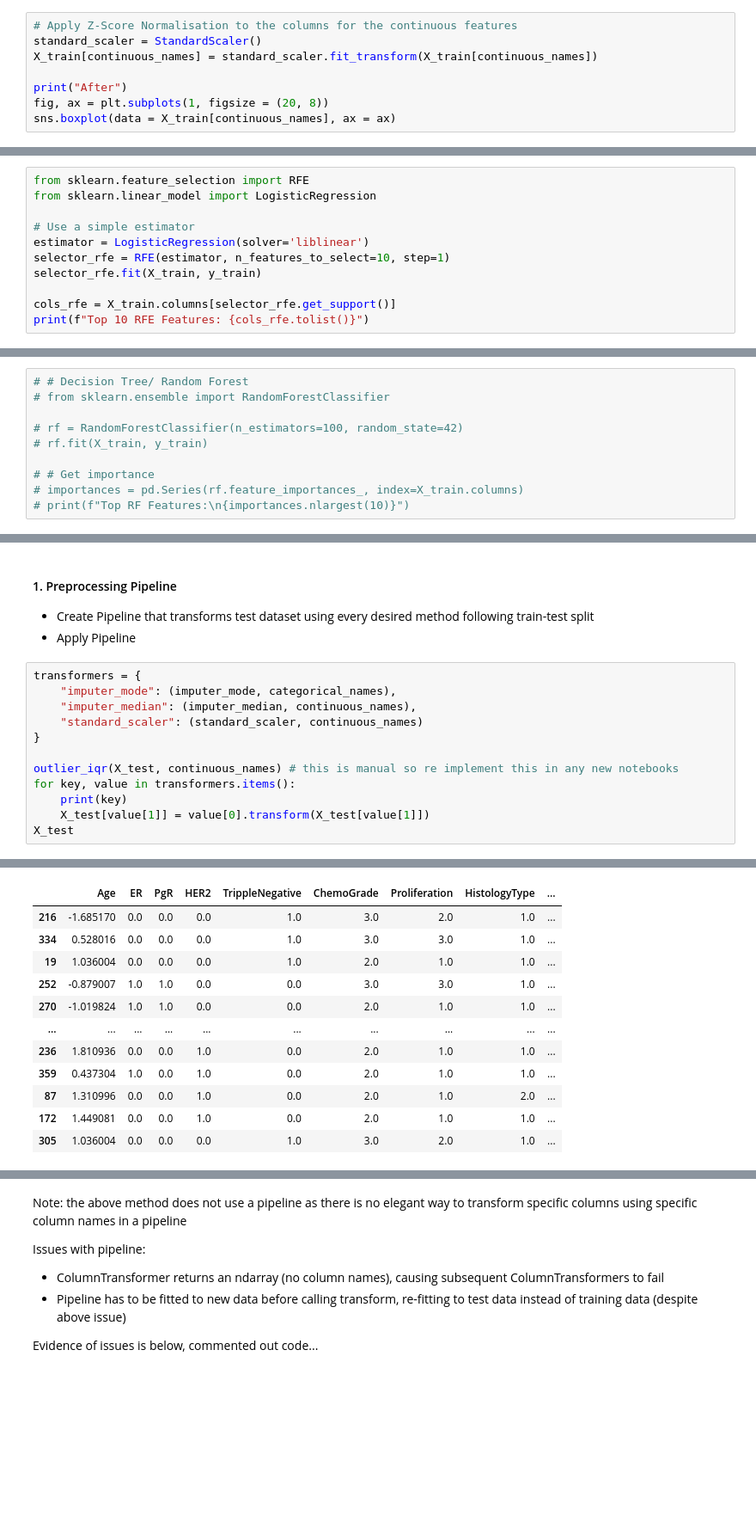
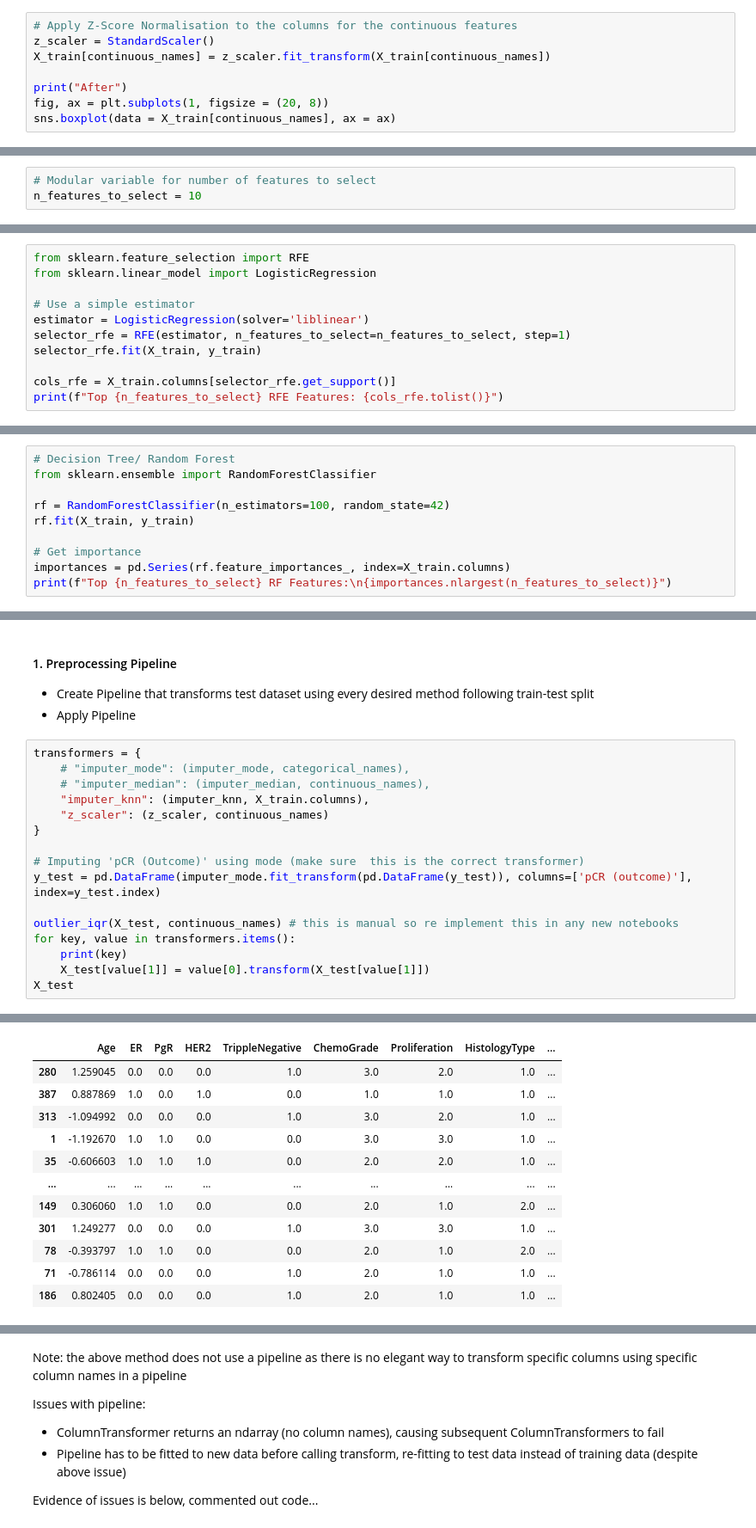
Before and after one commit to glacial-drm/Supervised-Learners, a Jupyter notebook: CW2/pcr-classification.ipynb, the cells around one changed output, grey strips where cells are left out. Shown at 86% size. Drawn from its saved outputs; the diff is of its cells as text; blank space fills up the shorter version.

```diff
--- a/CW2/pcr-classification.ipynb
+++ b/CW2/pcr-classification.ipynb
@@ -716,7 +919,7 @@ Currently better in this use case to mitigate outliers
 # %%
 # Apply Z-Score Normalisation to the columns for the continuous features
-standard_scaler = StandardScaler()
-X_train[continuous_names] = standard_scaler.fit_transform(X_train[continuous_names])
+z_scaler = StandardScaler()
+X_train[continuous_names] = z_scaler.fit_transform(X_train[continuous_names])
 
 print("After")
 fig, ax = plt.subplots(1, figsize = (20, 8))
@@ -817,6 +1009,9 @@ Feature Selection aims to create a subset of the original features optimal for t
 - Wrapper Methods
 - Embedded Methods
 - Filter-based Methods
+# %%
+# Modular variable for number of features to select
+n_features_to_select = 10
 # %% [markdown]
 ##### Wrapper Methods
 These likely take too long as they iterate through different feature permutations and evaluate them using an evaluation metric. Possibly apply after another method that has already reduced the number of features.
@@ -845,9 +1040,9 @@ from sklearn.linear_model import LogisticRegression
 
 # Use a simple estimator
 estimator = LogisticRegression(solver='liblinear')
-selector_rfe = RFE(estimator, n_features_to_select=10, step=1)
+selector_rfe = RFE(estimator, n_features_to_select=n_features_to_select, step=1)
 selector_rfe.fit(X_train, y_train)
 
 cols_rfe = X_train.columns[selector_rfe.get_support()]
-print(f"Top 10 RFE Features: {cols_rfe.tolist()}")
+print(f"Top {n_features_to_select} RFE Features: {cols_rfe.tolist()}")
 # %% [output]
@@ -888,12 +1083,12 @@ dtype: float64
 # %% [markdown]
 ##### 2. Decision Tree / Random Forest
 # %%
-# # Decision Tree/ Random Forest
-# from sklearn.ensemble import RandomForestClassifier
+# Decision Tree/ Random Forest
+from sklearn.ensemble import RandomForestClassifier
 
-# rf = RandomForestClassifier(n_estimators=100, random_state=42)
-# rf.fit(X_train, y_train)
+rf = RandomForestClassifier(n_estimators=100, random_state=42)
+rf.fit(X_train, y_train)
 
-# # Get importance
-# importances = pd.Series(rf.feature_importances_, index=X_train.columns)
-# print(f"Top RF Features:\n{importances.nlargest(10)}")
+# Get importance
+importances = pd.Series(rf.feature_importances_, index=X_train.columns)
+print(f"Top {n_features_to_select} RF Features:\n{importances.nlargest(n_features_to_select)}")
@@ -1139,10 +1364,14 @@ Steps:
 - Apply Pipeline
 # %%
 transformers = {
-    "imputer_mode": (imputer_mode, categorical_names),
-    "imputer_median": (imputer_median, continuous_names),
-    "standard_scaler": (standard_scaler, continuous_names)
+    # "imputer_mode": (imputer_mode, categorical_names),
+    # "imputer_median": (imputer_median, continuous_names),
+    "imputer_knn": (imputer_knn, X_train.columns),
+    "z_scaler": (z_scaler, continuous_names)
 }
+
+# Imputing 'pCR (Outcome)' using mode (make sure  this is the correct transformer)
+y_test = pd.DataFrame(imputer_mode.fit_transform(pd.DataFrame(y_test)), columns=['pCR (outcome)'], index=y_test.index)
 
 outlier_iqr(X_test, continuous_names) # this is manual so re implement this in any new notebooks
 for key, value in transformers.items():
@@ -1156,12 +1384,12 @@ standard_scaler
 |  | Age | ER | PgR | HER2 | TrippleNegative | ChemoGrade | Proliferation | HistologyType | ... |
-| 216 | -1.685170 | 0.0 | 0.0 | 0.0 | 1.0 | 3.0 | 2.0 | 1.0 | ... |
-| 334 | 0.528016 | 0.0 | 0.0 | 0.0 | 1.0 | 3.0 | 3.0 | 1.0 | ... |
-| 19 | 1.036004 | 0.0 | 0.0 | 0.0 | 1.0 | 2.0 | 1.0 | 1.0 | ... |
-| 252 | -0.879007 | 1.0 | 1.0 | 0.0 | 0.0 | 3.0 | 3.0 | 1.0 | ... |
-| 270 | -1.019824 | 1.0 | 1.0 | 0.0 | 0.0 | 2.0 | 1.0 | 1.0 | ... |
+| 280 | 1.259045 | 0.0 | 0.0 | 0.0 | 1.0 | 3.0 | 2.0 | 1.0 | ... |
+| 387 | 0.887869 | 1.0 | 0.0 | 1.0 | 0.0 | 1.0 | 1.0 | 1.0 | ... |
+| 313 | -1.094992 | 0.0 | 0.0 | 0.0 | 1.0 | 3.0 | 2.0 | 1.0 | ... |
+| 1 | -1.192670 | 1.0 | 1.0 | 0.0 | 0.0 | 3.0 | 3.0 | 1.0 | ... |
+| 35 | -0.606603 | 1.0 | 1.0 | 1.0 | 0.0 | 2.0 | 2.0 | 1.0 | ... |
 | ... | ... | ... | ... | ... | ... | ... | ... | ... | ... |
-| 236 | 1.810936 | 0.0 | 0.0 | 1.0 | 0.0 | 2.0 | 1.0 | 1.0 | ... |
-| 359 | 0.437304 | 1.0 | 0.0 | 1.0 | 0.0 | 2.0 | 1.0 | 1.0 | ... |
-| 87 | 1.310996 | 0.0 | 0.0 | 1.0 | 0.0 | 2.0 | 1.0 | 2.0 | ... |
-| 172 | 1.449081 | 0.0 | 0.0 | 1.0 | 0.0 | 2.0 | 1.0 | 1.0 | ... |
-| 305 | 1.036004 | 0.0 | 0.0 | 0.0 | 1.0 | 3.0 | 2.0 | 1.0 | ... |
+| 149 | 0.306060 | 1.0 | 1.0 | 0.0 | 0.0 | 2.0 | 1.0 | 2.0 | ... |
+| 301 | 1.249277 | 0.0 | 0.0 | 0.0 | 1.0 | 3.0 | 3.0 | 1.0 | ... |
+| 78 | -0.393797 | 1.0 | 1.0 | 0.0 | 0.0 | 2.0 | 1.0 | 2.0 | ... |
+| 71 | -0.786114 | 0.0 | 0.0 | 0.0 | 1.0 | 2.0 | 1.0 | 1.0 | ... |
+| 186 | 0.802405 | 0.0 | 0.0 | 0.0 | 1.0 | 2.0 | 1.0 | 1.0 | ... |
```
Also changed, not shown: parts of 156 cells of this notebook.
